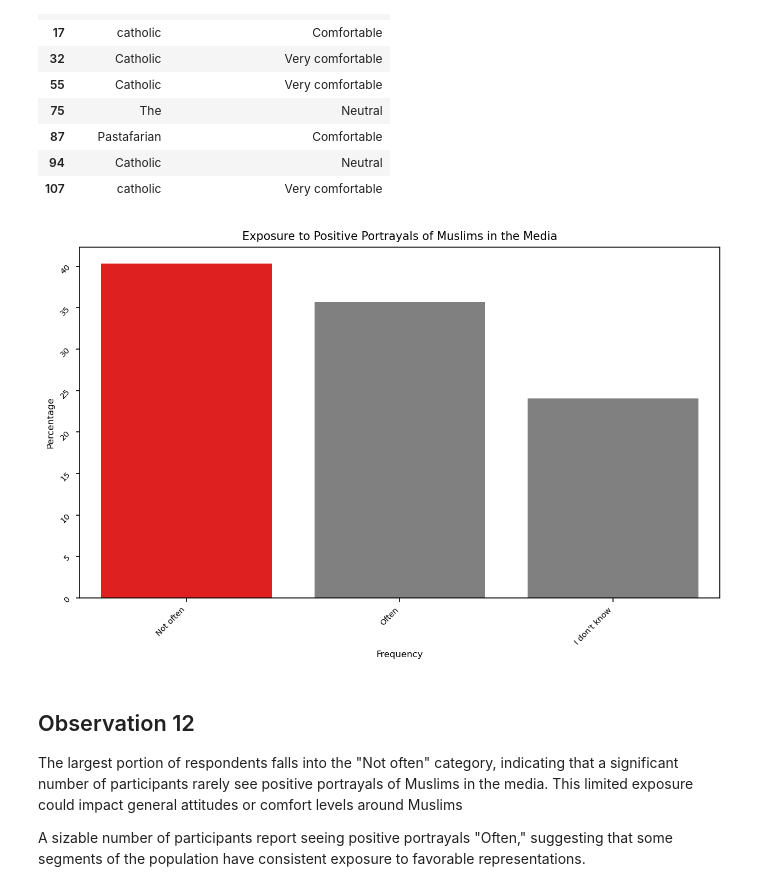
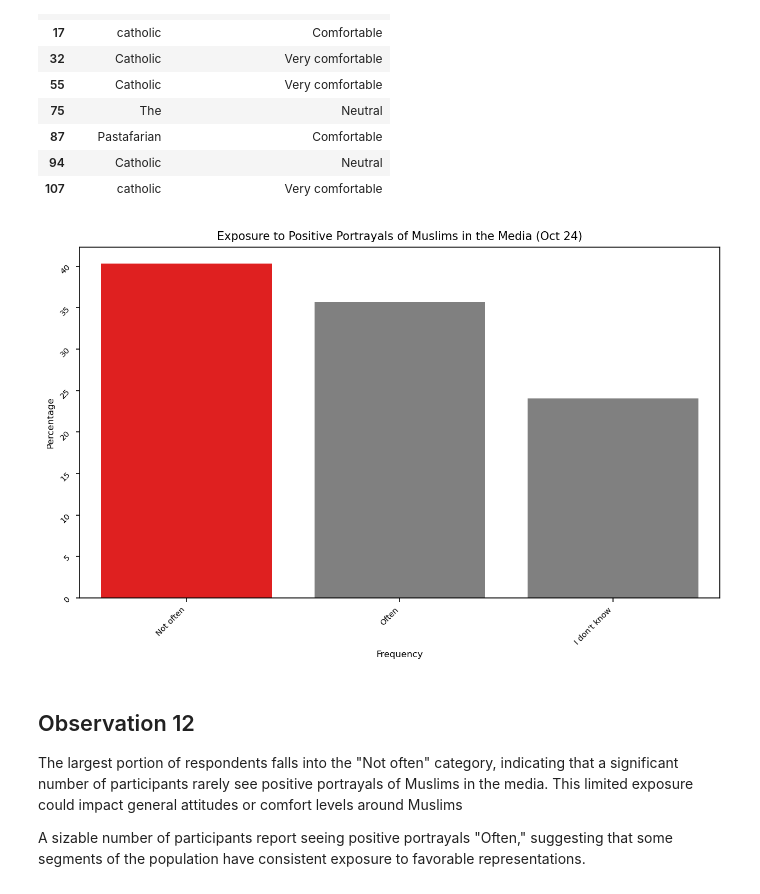
Before and after one commit to manelmahroug/Muslim-Brand-Sentiment, a Jupyter notebook: Brand_sentiment_002_Oct24.ipynb, the cells around one changed output. Drawn from its saved outputs; the diff is of its cells as text; code cells hidden in the pictures.

```diff
--- a/Brand_sentiment_002_Oct24.ipynb
+++ b/Brand_sentiment_002_Oct24.ipynb
@@ -836,9 +836,9 @@ oct24[oct24['What is your religion?']=='Other (please specify)'][['Religion_othe
 | 107 | catholic | Very comfortable |
 # %%
 plot_percentages(oct24, 'How often do you hear positive things about Muslims in the media?', 'Frequency',\
-                  'Exposure to Positive Portrayals of Muslims in the Media' )
+                  'Exposure to Positive Portrayals of Muslims in the Media (Oct 24)' )
 # %% [output]
-[figure, old version]
+[figure, new version]
 # %% [markdown]
 ## Observation 12
 
```
Also changed, not shown: parts of 8 cells of this notebook, 1 other file.
